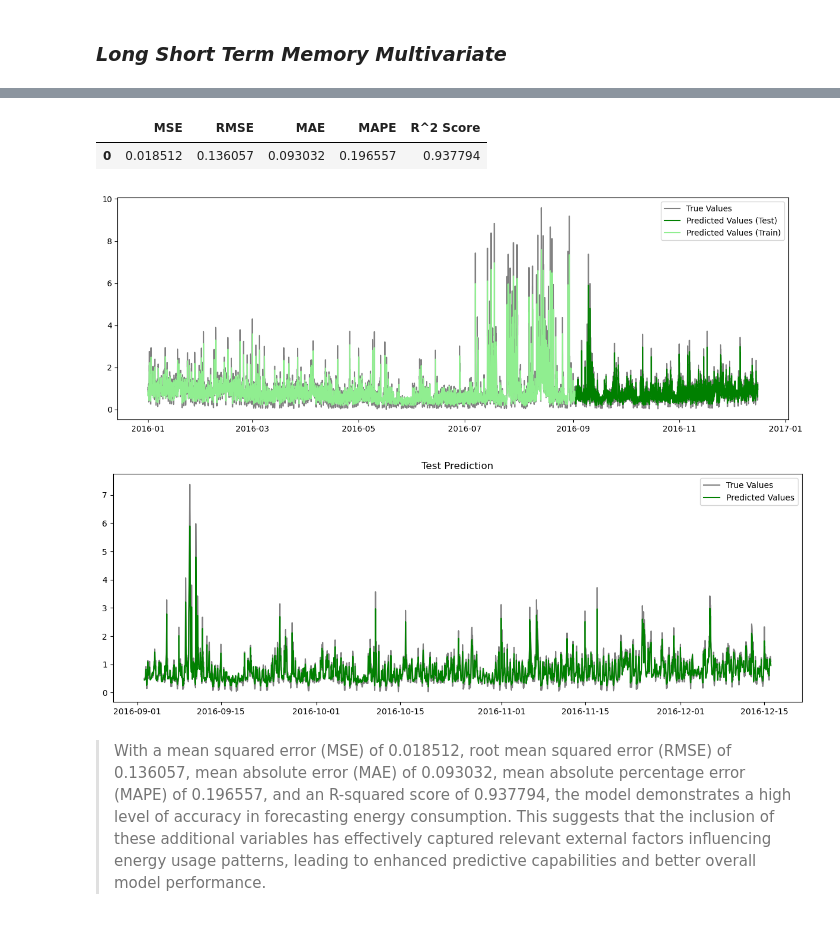
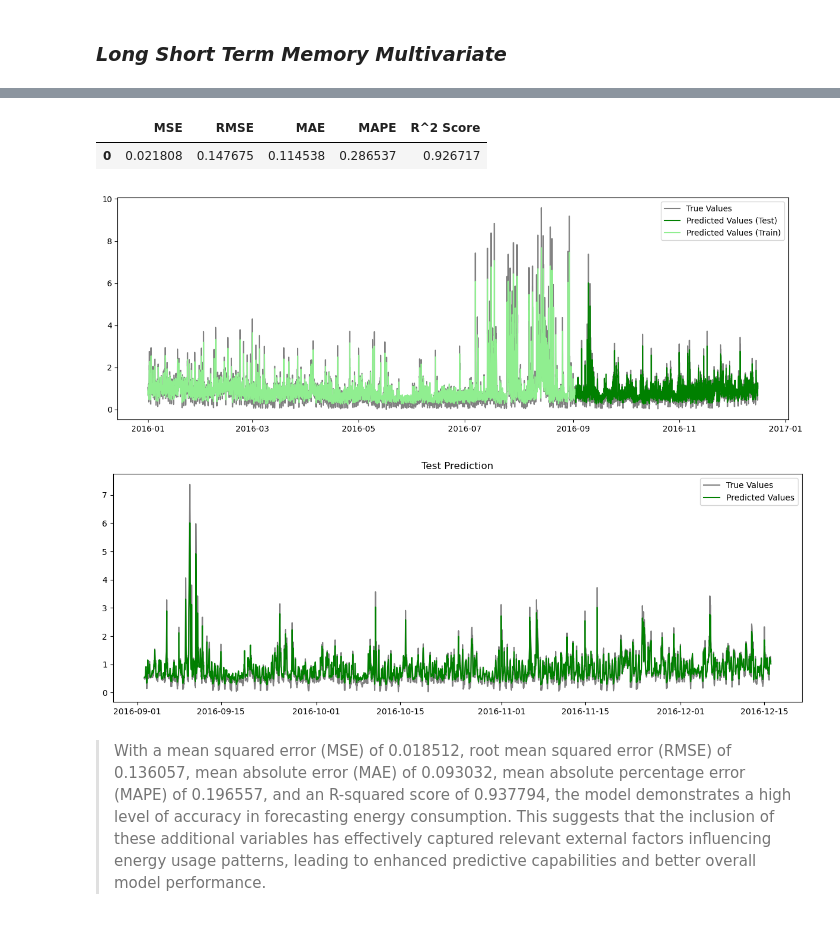
Before and after one commit to computationalgoblin/Smart-Home-Energy-Consumption-Project, a Jupyter notebook: notebooks/model.ipynb, the cells around one changed output, grey strips where cells are left out. Saved outputs shown, nothing was run; the diff lists cells and outputs as text; code cells hidden in the pictures.

```diff
--- a/notebooks/model.ipynb
+++ b/notebooks/model.ipynb
@@ -386,6 +387,7 @@ lstm_use_data_hourly = data[["use", "visibility","pressure","precipprobability",
                     'cloudcover', 'windbearing', 'precipintensity',"hour","day", "temperature", "dewpoint"]]
 lstm_use_data_hourly = lstm_use_data_hourly.resample('h').mean()
 # %%
-lstm_multivariate_implementation_pipeline(lstm_use_data_hourly, n_past=1, n_future=1, epochs=100, verbose=1)
+predictions, model, metrics = lstm_multivariate_implementation_pipeline(lstm_use_data_hourly, n_past=1, n_future=1, epochs=100, verbose=1)
+metrics
 # %% [output]
 Epoch 1/100
@@ -408,5 +410,5 @@ Epoch 100/100
 |  | MSE | RMSE | MAE | MAPE | R^2 Score |
-| 0 | 0.018512 | 0.136057 | 0.093032 | 0.196557 | 0.937794 |
+| 0 | 0.021808 | 0.147675 | 0.114538 | 0.286537 | 0.926717 |
 [figure]
 [figure]
 # %% [markdown]
```
Also changed, not shown: parts of 15 cells of this notebook, 6 other files.
